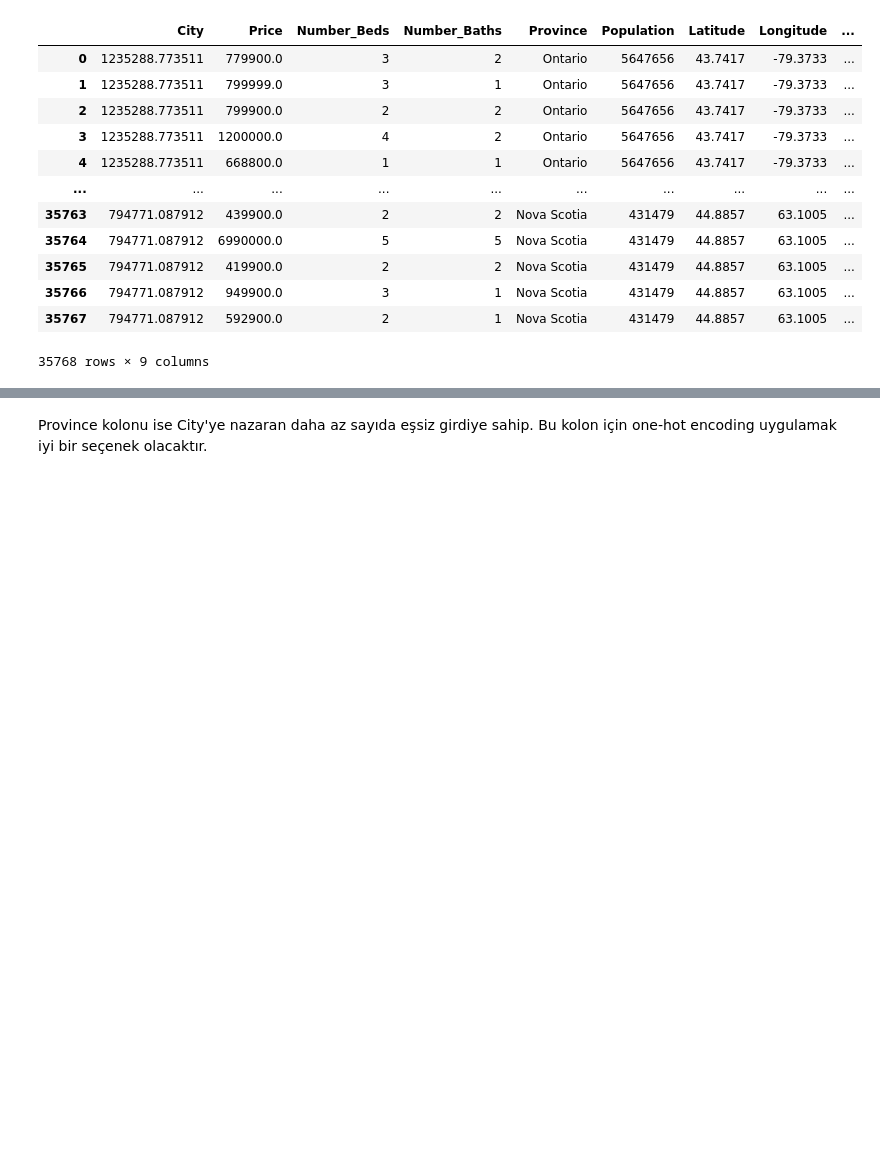
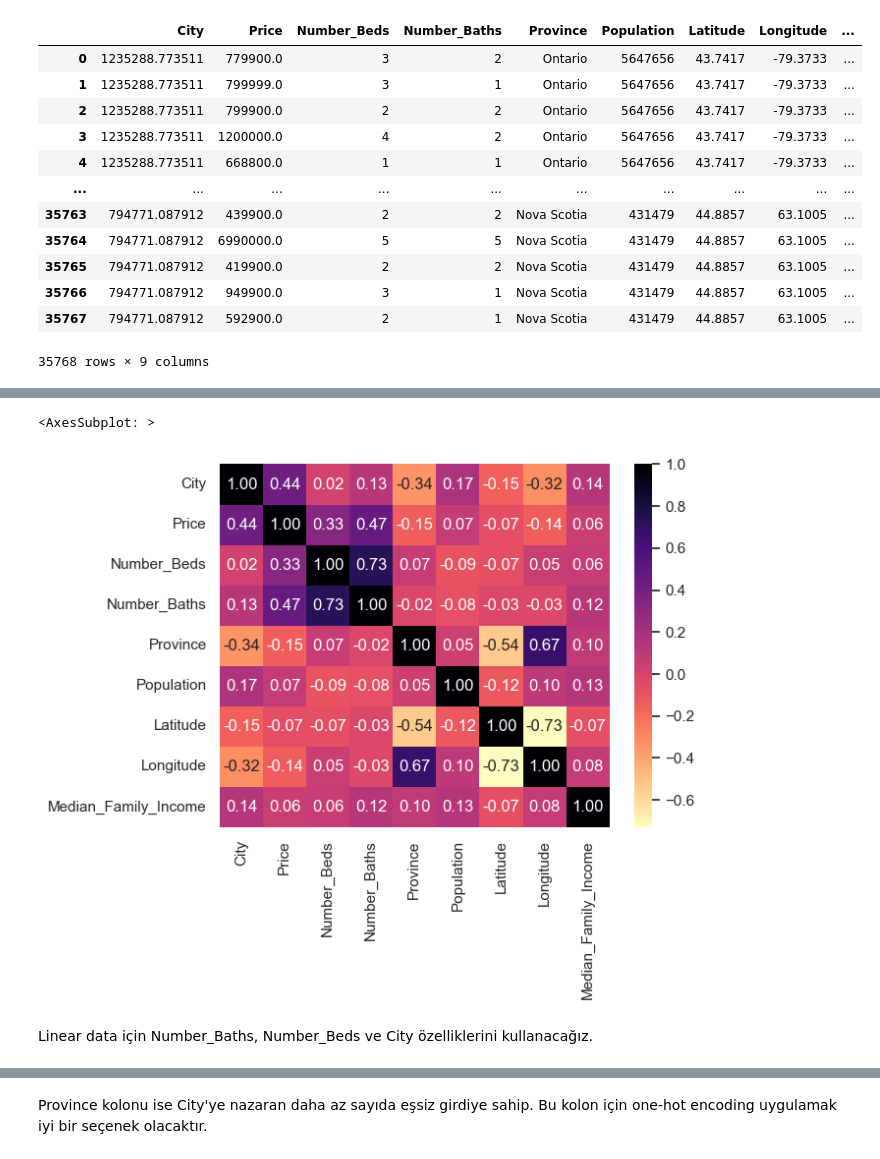
Before and after one commit to BoraDere/HUAI-ARGE, a Jupyter notebook: Canadian house prices for top cities/reg.ipynb, the cells around one changed output, grey strips where cells are left out. Cells and saved outputs as stored; diff of their text form; code cells hidden in the pictures; blank space fills up the shorter version.

```diff
--- a/Canadian house prices for top cities/reg.ipynb
+++ b/Canadian house prices for top cities/reg.ipynb
@@ -129,6 +130,3 @@ Eksenleri değiştirip plotları ortak gridden çıkarmak bu iki kolonun dağıl
 ### 1.4- Verinin Hazırlanması
 # %% [markdown]
 Çıkarılması gereken kolonlara gelince, Address kesinlikle çıkarılmalıdır. Çünkü bu kadar fazla sayıda eşsiz değer içeren bir özelliğe encoding yapmak da, bu özelliği modele sokmak da kesinlikle verimsiz olacaktır. Bunun dışındaki kategorik özelliklere farklı yöntemler uygulanabilir.
-# %%
-df = df[cols] # başka bir iş için oluşturduğumuz değişken burada da işimize yarıyor
-df
@@ -148,0 +133,3 @@ df
+# %%
+df.drop(['Address'], inplace=True, axis=1)
+df
@@ -168,0 +172,8 @@ df
+# %%
+from sklearn.preprocessing import LabelEncoder
+
+le = LabelEncoder()
+
+dum = df.copy()
+dum['Province'] = le.fit_transform(dum['Province'])
+dum
@@ -168,0 +194,9 @@ df
+# %%
+corr = dum.corr()
+
+sns.heatmap(corr, annot=True, fmt='.2f', cmap='magma_r')
+# %% [output]
+<AxesSubplot: >
+[figure, added]
+# %% [markdown]
+Linear data için Number_Baths, Number_Beds ve City özelliklerini kullanacağız.
```
Also changed, not shown: parts of 56 cells of this notebook, 1 other file.
